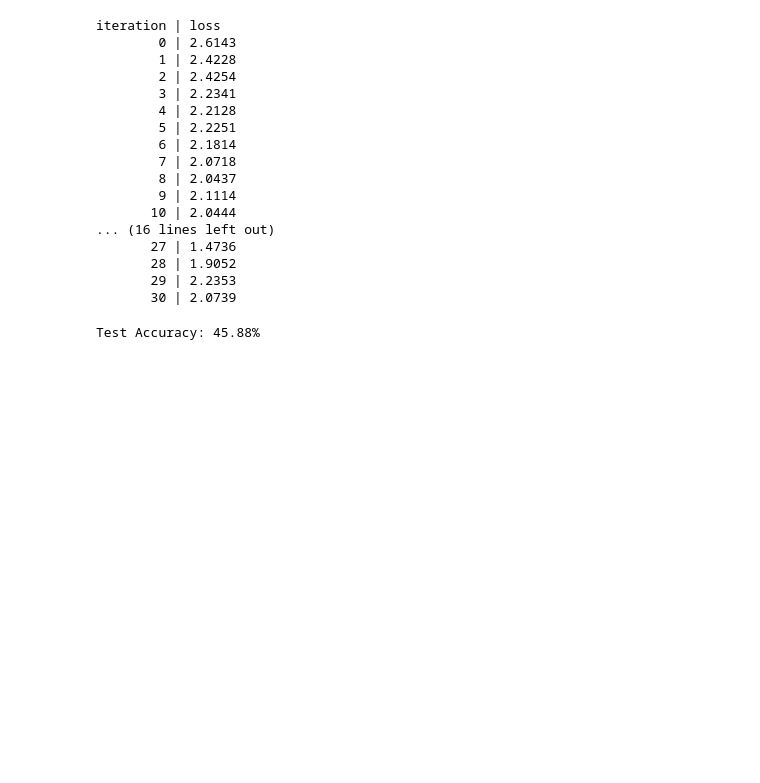
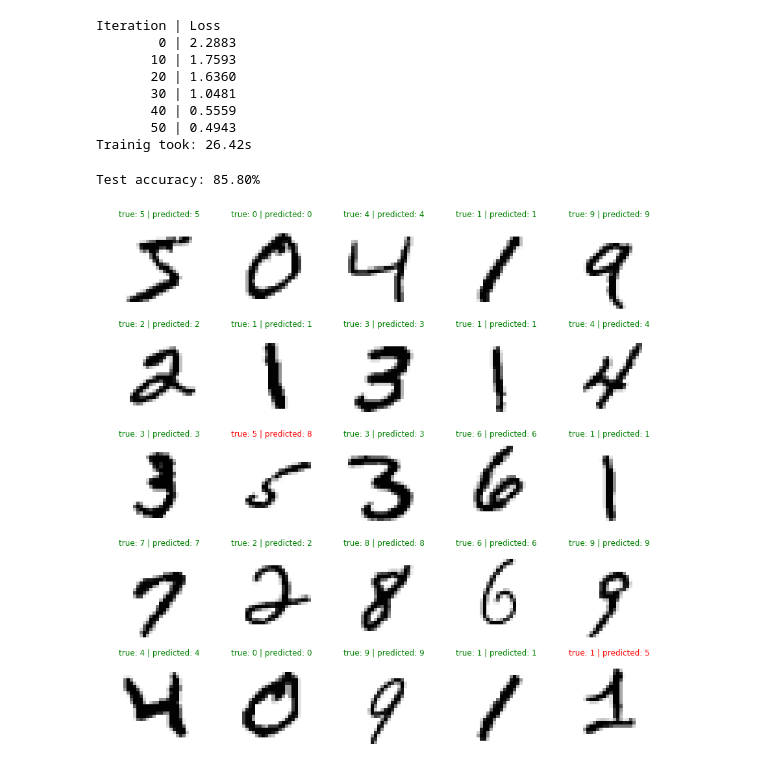
Before and after one commit to polarbart/libdl, a Jupyter notebook: MNIST.ipynb, the cells around one changed output. Drawn from its saved outputs; the diff is of its cells as text; code cells hidden in the pictures; blank space fills up the shorter version.

```diff
--- a/MNIST.ipynb
+++ b/MNIST.ipynb
@@ -45,11 +43,11 @@ test_loader = DataLoader(
 # %%
 # weights and biases for the convolutional neural network
-F1 = from_numpy(np.random.normal(0, 1 / np.sqrt(filter_size * filter_size), (filter_size, filter_size, 1, hidden_units[0])), True)
+F1 = from_numpy(np.random.normal(0, 1 / np.sqrt(filter_sizes[0] * filter_sizes[0]), (filter_sizes[0], filter_sizes[0], 1, hidden_units[0])), True)
 B1 = from_numpy(np.zeros(hidden_units[0]), True)
-F2 = from_numpy(np.random.normal(0, 1 / np.sqrt(hidden_units[0] * filter_size * filter_size), (filter_size, filter_size, hidden_units[0], hidden_units[1])), True)
+F2 = from_numpy(np.random.normal(0, 1 / np.sqrt(hidden_units[0] * filter_sizes[1] * filter_sizes[1]), (filter_sizes[1], filter_sizes[1], hidden_units[0], hidden_units[1])), True)
 B2 = from_numpy(np.zeros(hidden_units[1]), True)
 
-W3 = from_numpy(np.random.normal(0, 1 / np.sqrt(25 * hidden_units[1]), (hidden_units[2], 25 * hidden_units[1])), True)
+W3 = from_numpy(np.random.normal(0, 1 / np.sqrt(49 * hidden_units[1]), (hidden_units[2], 49 * hidden_units[1])), True)
 B3 = from_numpy(np.zeros(hidden_units[2]), True)
 W4 = from_numpy(np.random.normal(0, 1 / np.sqrt(hidden_units[2]), (10, hidden_units[2])), True)
 B4 = from_numpy(np.zeros(10), True)
@@ -63,49 +62,43 @@ def forward(x):
     return l.matmul(W4, h3) + B4
 # %%
 # training
-print("iteration | loss")
+print("Iteration | Loss")
+start_time = time.time()
 for i, (x, y) in enumerate(train_loader):
-    x = x.numpy()[:, :, 4:24, 4:24].transpose()
-    x = from_numpy(x)
-    y = y.numpy()
-    y = from_numpy(np.eye(10)[y].transpose())
+    x = from_numpy(x.numpy().transpose())
+    y = from_numpy(np.eye(10)[y.numpy()].transpose())  # onehot encoding
 
     yp = forward(x)
     loss = l.crossEntropyWithLogits(yp, y)
+    loss.backward()
 
-    loss.backward()
     for p in parameters:
         p.applyGradient(lr)
         g = p.grad()
-        g *= .5  # momentum
+        g *= momentum
     lr *= lr_decay
 
-    print(f"{i:9d} | {loss.numpy():.4f}")
-    if i >= 30:
+    if i % log_every == 0:
+        print(f"{i:9d} | {loss.numpy():.4f}")
+
+    if i >= 50: # Only train for 50 iterations. That's enough to show that my library works
         break
+
+print(f'Trainig took: {time.time() - start_time:.2f}s')
 # %% [output]
-iteration | loss
-        0 | 2.6143
-        1 | 2.4228
-        2 | 2.4254
-        3 | 2.2341
-        4 | 2.2128
-        5 | 2.2251
-        6 | 2.1814
-        7 | 2.0718
-        8 | 2.0437
-        9 | 2.1114
-       10 | 2.0444
-... (16 lines left out)
-       27 | 1.4736
-       28 | 1.9052
-       29 | 2.2353
-       30 | 2.0739
+Iteration | Loss
+        0 | 2.2883
+       10 | 1.7593
+       20 | 1.6360
+       30 | 1.0481
+       40 | 0.5559
+       50 | 0.4943
+Trainig took: 26.42s
 # %%
+# test accuracy
 accs = []
 for i, (x, y) in enumerate(test_loader):
-    x = x.numpy()[:, :, 4:24, 4:24].transpose()
-    x = from_numpy(x)
+    x = from_numpy(x.numpy().transpose())
     y = y.numpy()
 
     yp = forward(x).numpy().argmax(axis=0)
@@ -113,6 +106,20 @@ for i, (x, y) in enumerate(test_loader):
     if i >= 10:
         break
 
-print(f"Test Accuracy: {np.mean(accs)*100:.2f}%")
+print(f"Test accuracy: {np.mean(accs)*100:.2f}%")
 # %% [output]
-Test Accuracy: 45.88%
+Test accuracy: 85.80%
+# %%
+# visualization
+grid_size = 5
+t = from_numpy(np.concatenate([train_data[i][0][None] for i in range(grid_size * grid_size)]).transpose())
+lp = forward(t).numpy().argmax(axis=0)
+gs = gridspec.GridSpec(grid_size, grid_size)
+plt.figure(figsize=(15,15))
+for i in range(grid_size*grid_size):
+    plt.subplot(gs[i])
+    plt.axis('off')
+    plt.title(f'true: {train_data[i][1]} | predicted: {lp[i]}', color='g' if train_data[i][1] == lp[i] else 'r')
+    plt.imshow(1-train_data[i][0].numpy().squeeze(), cmap='gray')
+# %% [output]
+[figure, added]
```
Also changed, not shown: parts of 4 cells of this notebook, 11 other files.
